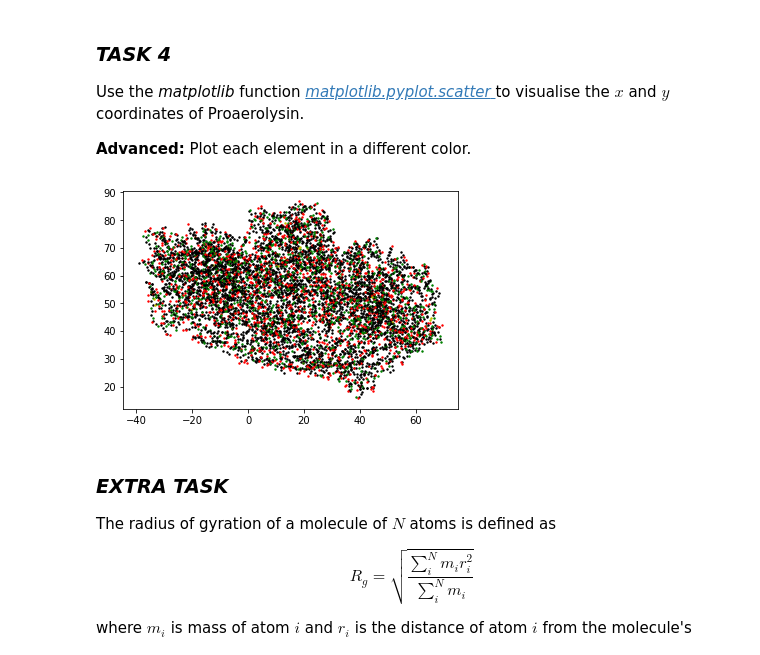
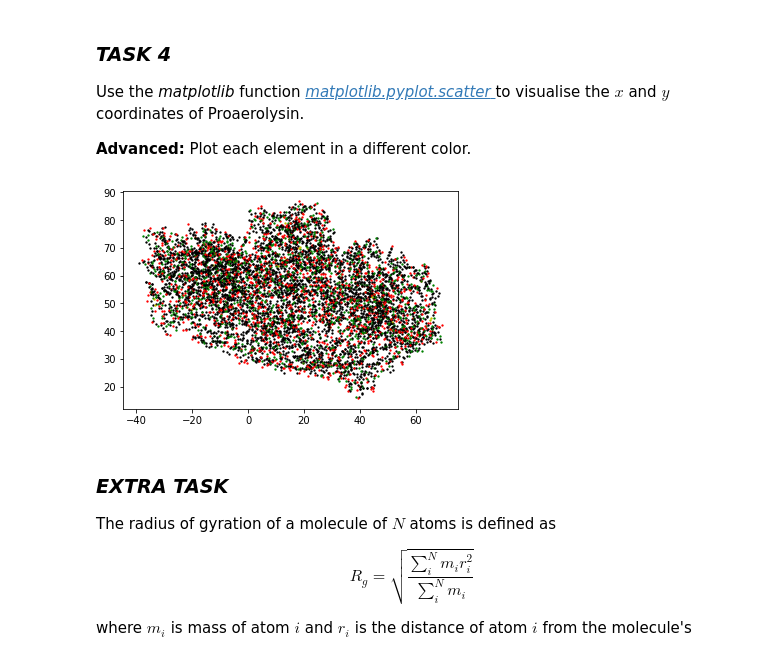
Before and after one commit to mhantke/python-course, a Jupyter notebook: session3/session3_antys.ipynb, the cells around one changed output. Cells and saved outputs as stored; diff of their text form; code cells hidden in the pictures.

```diff
--- a/session3/session3_antys.ipynb
+++ b/session3/session3_antys.ipynb
@@ -95,29 +95,29 @@ import numpy
 # %%
 filename='1PRE.pdb'
 with open(filename,'r') as file_handle:
     list_of_strings = file_handle.readlines()
     for string in list_of_strings:
         if string.startswith("ATOM"):
             x=float(string[30:38])
             y=float(string[38:46])
             z=float(string[46:54])
             atom=string[77]
             if atom=="H":
                 atom='b'
             elif atom=="C":
                 atom='k'
             elif atom=="N":
                 atom='g'
             elif atom=="O":
                 atom='r'
             elif atom=="S":
                 atom='y'
             else:
                 atom=None
             array=(x, y, z, atom)
-            matplotlib.pyplot.scatter(array[0], array[1], s=2, c=array[3])
+            matplotlib.pyplot.scatter(array[0], array[1], s=1.7, c=array[3])
 # %% [output]
-[figure, old version]
+[figure, new version]
 # %% [markdown]
 ### *EXTRA TASK*
 
```
Also changed, not shown: parts of 1 cell of this notebook.
